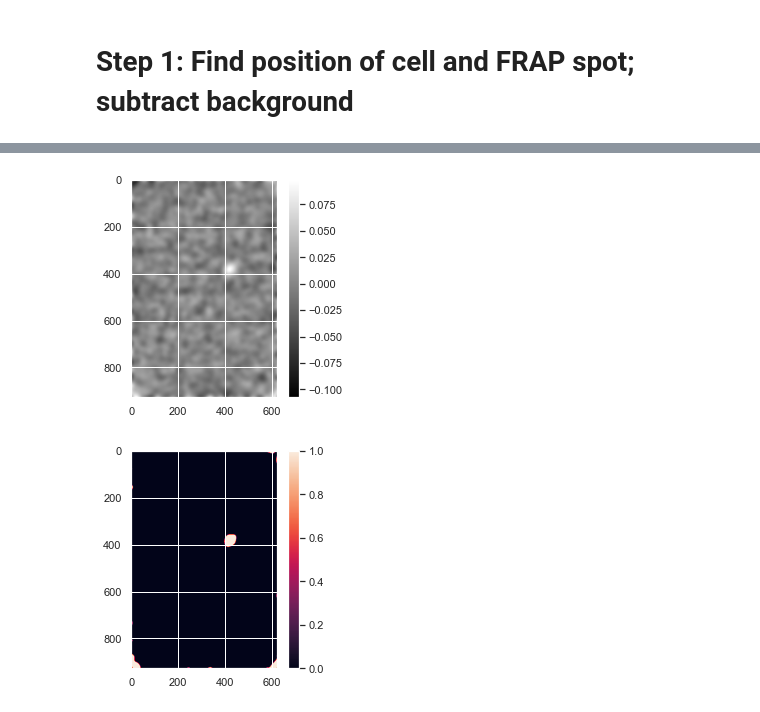
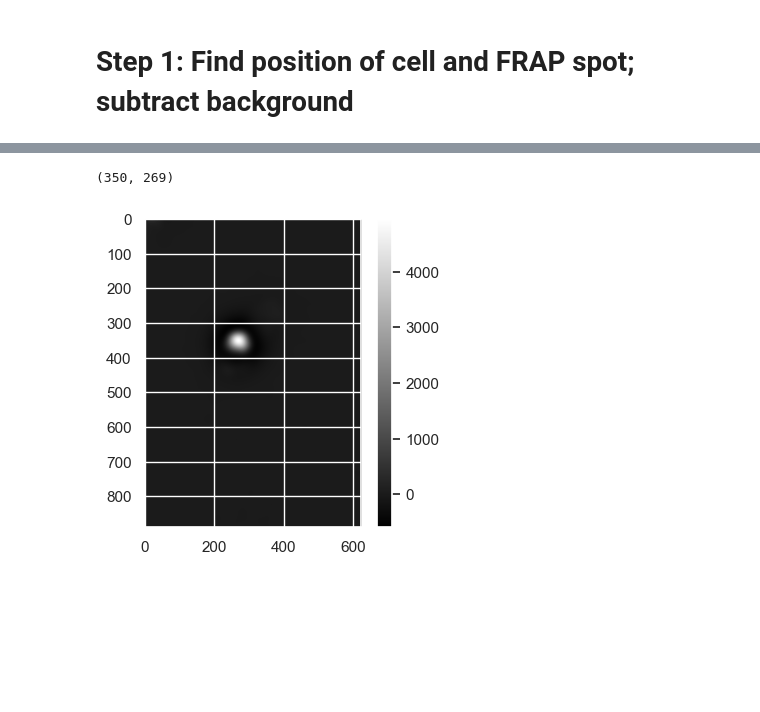
Before and after one commit to Colorado-State-University-Stasevich-Lab/frap_analysis, a Jupyter notebook: Spot_FRAP_Analyzer.ipynb, the cells around one changed output, grey strips where cells are left out. Cells and saved outputs as stored; diff of their text form; code cells hidden in the pictures; blank space fills up the shorter version.

```diff
--- a/Spot_FRAP_Analyzer.ipynb
+++ b/Spot_FRAP_Analyzer.ipynb
@@ -46,0 +132,7 @@ frap_channel = 0            #0 for single-channel movie; 1 or 2 for two-channel
+# %%
+dir = r'\\129.82.125.210\TSnas2\galindo\1_Imaging_Data\MPNN_intrabodies\FLAGFRAP_09052024\Frankenbody'
+file_name = 'FLAGFrankenbody_Frap13.tif'
+
+vid =  imread(os.path.join(dir,file_name))
+vid = vid.transpose([1,0,2,3])
+vid.shape
@@ -47,5 +141,6 @@ frap_channel = 0            #0 for single-channel movie; 1 or 2 for two-channel
+# %%
+# Parameters needed for describing the FRAP experiment
+frap_frame_num = 21
 # %% [markdown]
 # Step 1: Find position of cell and FRAP spot; subtract background
-# %%
-vid = imread(os.path.join(working_directory,filename))
 # %%
@@ -65,0 +151,10 @@ plt.show()
+# %%
+# To estimate where the FRAP occurred, we will take the difference between the FRAP frame and the previous frame:
+#GET MASK FOR ENTIRE NUCLEUS (MAX PROJECTION)
+diff_arr = np.mean(vid[0][frap_frame_num-2:frap_frame_num-1], axis =0) - np.mean(vid[0][frap_frame_num:frap_frame_num+1], axis = 0) #Difference between FRAP frame and previous frame
+# Create subplots
+fig, axs = plt.subplots(1, 3, figsize=(10, 12))
+axs[0].imshow(vid[0,frap_frame_num-1], cmap='gray') ## ch2 = mCh-H2B, which we'll use to find position of FRAP
+axs[1].imshow(vid[0,frap_frame_num], cmap='gray') ## ch2 = mCh-H2B, which we'll use to find position of FRAP
+axs[2].imshow(diff_arr,cmap= 'gray')
+plt.show()
@@ -66,9 +163,12 @@ plt.show()
 # %%
 # Performing difference of gaussian to accentuate FRAP spot
 filtered_arr = difference_of_gaussians(diff_arr, 12, 40)
+max_position = np.unravel_index(np.argmax(filtered_arr), filtered_arr.shape)
+print(max_position)
 plt.figure(figsize=(4,4))
 plt.imshow(filtered_arr,cmap= 'gray')
 plt.colorbar()
 plt.show()
 # %% [output]
+(350, 269)
-[figure, old version]
+[figure, new version]
@@ -78,10 +174,0 @@ frap_threshhold = np.quantile(filtered_arr,0.99)
-# %%
-binarized_arr = filtered_arr
-binarized_arr[filtered_arr < frap_threshhold] = 0
-binarized_arr[filtered_arr >= frap_threshhold] = 1
-plt.figure(figsize=(4,4))
-plt.imshow(binarized_arr)
-plt.colorbar()
-plt.show()
-# %% [output]
-[figure, removed]
```
Also changed, not shown: parts of 27 cells of this notebook.
